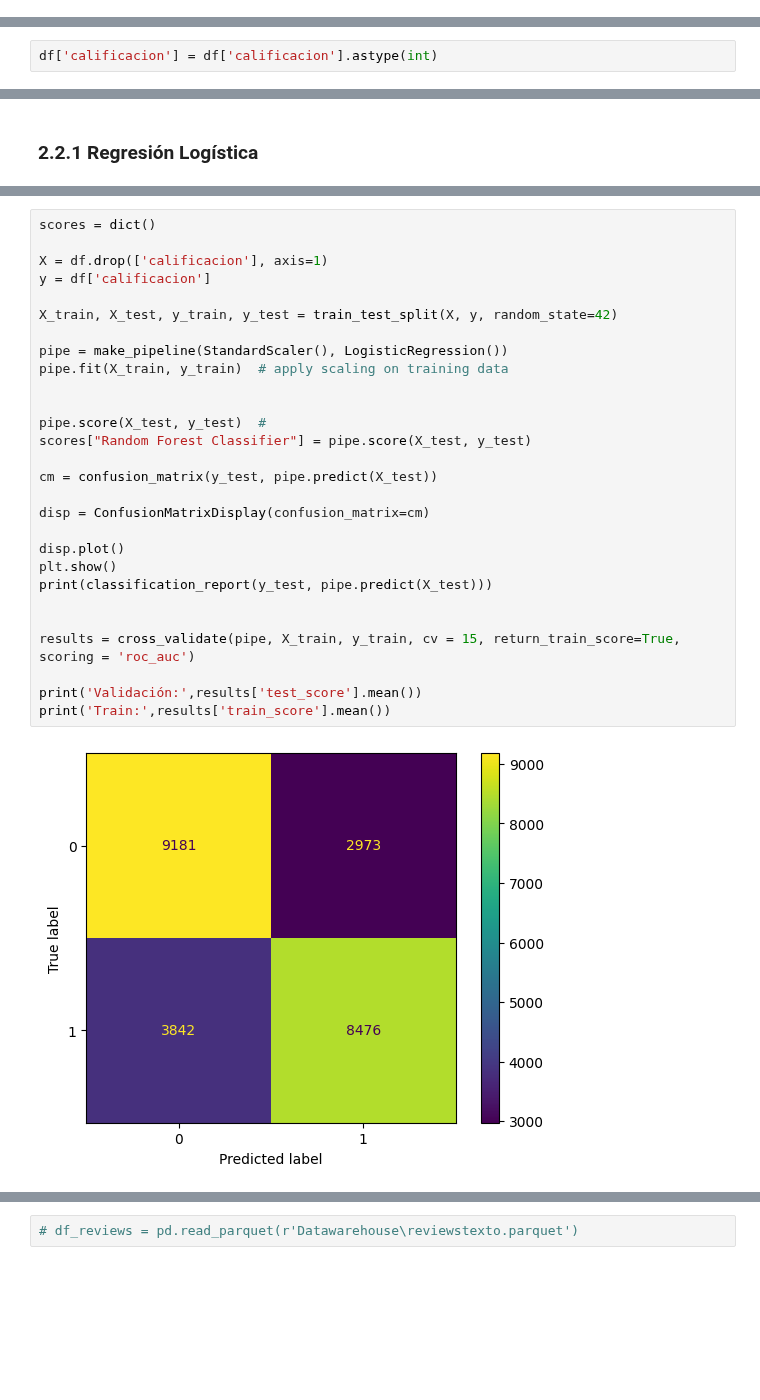
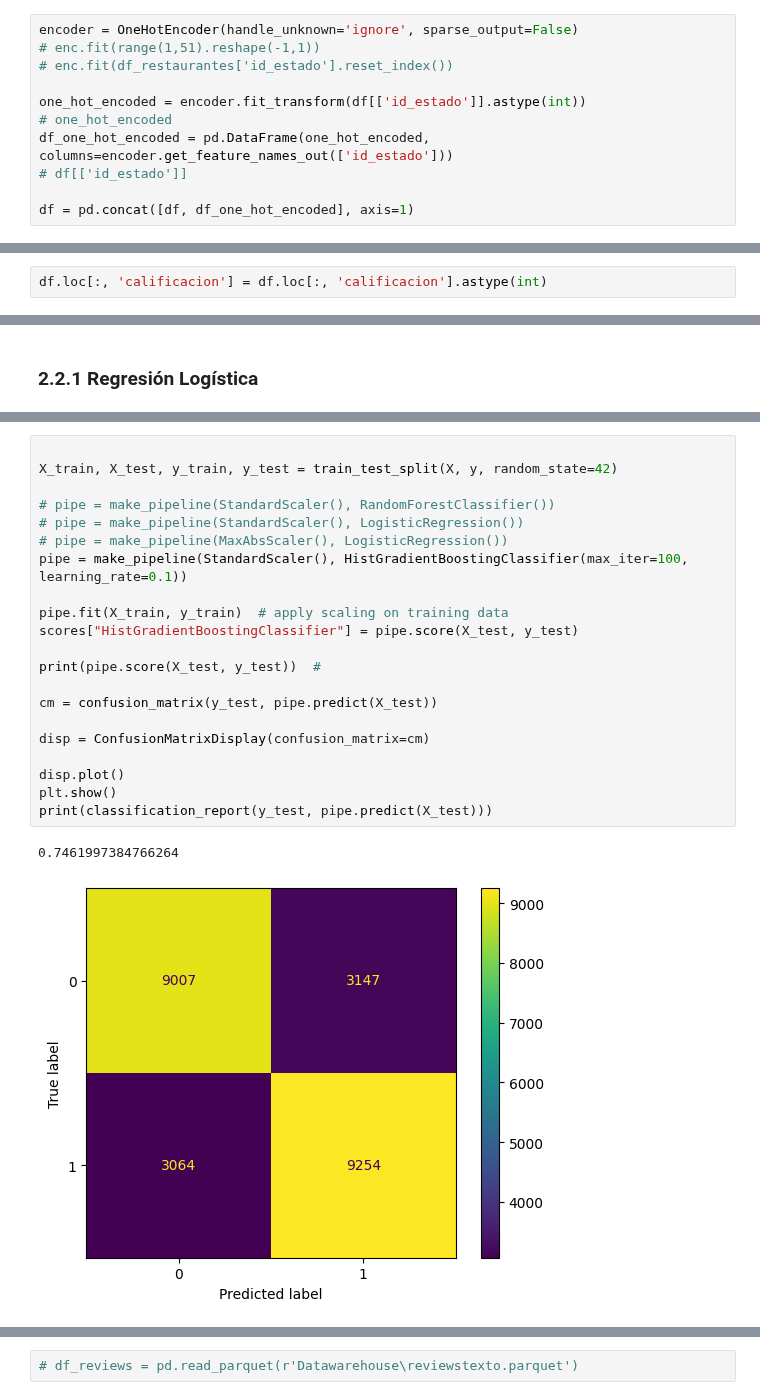
Before and after one commit to Aspirina180mg/PF_DATAPT07, a Jupyter notebook: ML-Javier.ipynb, the cells around one changed output, grey strips where cells are left out. Drawn from its saved outputs; the diff is of its cells as text; blank space fills up the shorter version.

```diff
--- a/ML-Javier.ipynb
+++ b/ML-Javier.ipynb
@@ -361 +341,12 @@ df_atributos_filtrado = df.reset_index().merge(df_restaurantes.reset_index(), on
+# %%
+encoder = OneHotEncoder(handle_unknown='ignore', sparse_output=False)
+# enc.fit(range(1,51).reshape(-1,1))
+# enc.fit(df_restaurantes['id_estado'].reset_index())
+
+one_hot_encoded = encoder.fit_transform(df[['id_estado']].astype(int))
+# one_hot_encoded
+df_one_hot_encoded = pd.DataFrame(one_hot_encoded, columns=encoder.get_feature_names_out(['id_estado']))
+# df[['id_estado']]
+
+df = pd.concat([df, df_one_hot_encoded], axis=1)
 # %%
@@ -498,4 +490,4 @@ umbral = df['calificacion'].mean()
 # %%
 df.loc[:, 'calificacion'] = df.loc[:, 'calificacion'].apply(lambda x: 1 if x >= umbral else 0)
 # %%
-df['calificacion'] = df['calificacion'].astype(int)
+df.loc[:, 'calificacion'] = df.loc[:, 'calificacion'].astype(int)
@@ -546,30 +650,24 @@ df[df.columns[:-4]] = df[df.columns[:-4]].astype(int)
 # %%
-scores = dict()
-
-X = df.drop(['calificacion'], axis=1)
-y = df['calificacion']
 
 X_train, X_test, y_train, y_test = train_test_split(X, y, random_state=42)
 
-pipe = make_pipeline(StandardScaler(), LogisticRegression())
+# pipe = make_pipeline(StandardScaler(), RandomForestClassifier())
+# pipe = make_pipeline(StandardScaler(), LogisticRegression())
+# pipe = make_pipeline(MaxAbsScaler(), LogisticRegression())
+pipe = make_pipeline(StandardScaler(), HistGradientBoostingClassifier(max_iter=100, learning_rate=0.1))
+
 pipe.fit(X_train, y_train)  # apply scaling on training data
+scores["HistGradientBoostingClassifier"] = pipe.score(X_test, y_test)
 
-
-pipe.score(X_test, y_test)  #
-scores["Random Forest Classifier"] = pipe.score(X_test, y_test)
+print(pipe.score(X_test, y_test))  #
 
 cm = confusion_matrix(y_test, pipe.predict(X_test))
 
 disp = ConfusionMatrixDisplay(confusion_matrix=cm)
 
 disp.plot()
 plt.show()
 print(classification_report(y_test, pipe.predict(X_test)))
-
-
-results = cross_validate(pipe, X_train, y_train, cv = 15, return_train_score=True, scoring = 'roc_auc')
-
-print('Validación:',results['test_score'].mean())
-print('Train:',results['train_score'].mean())
 # %% [output]
+0.7461997384766264
-[figure, old version]
+[figure, new version]
```
Also changed, not shown: parts of 31 cells of this notebook.
